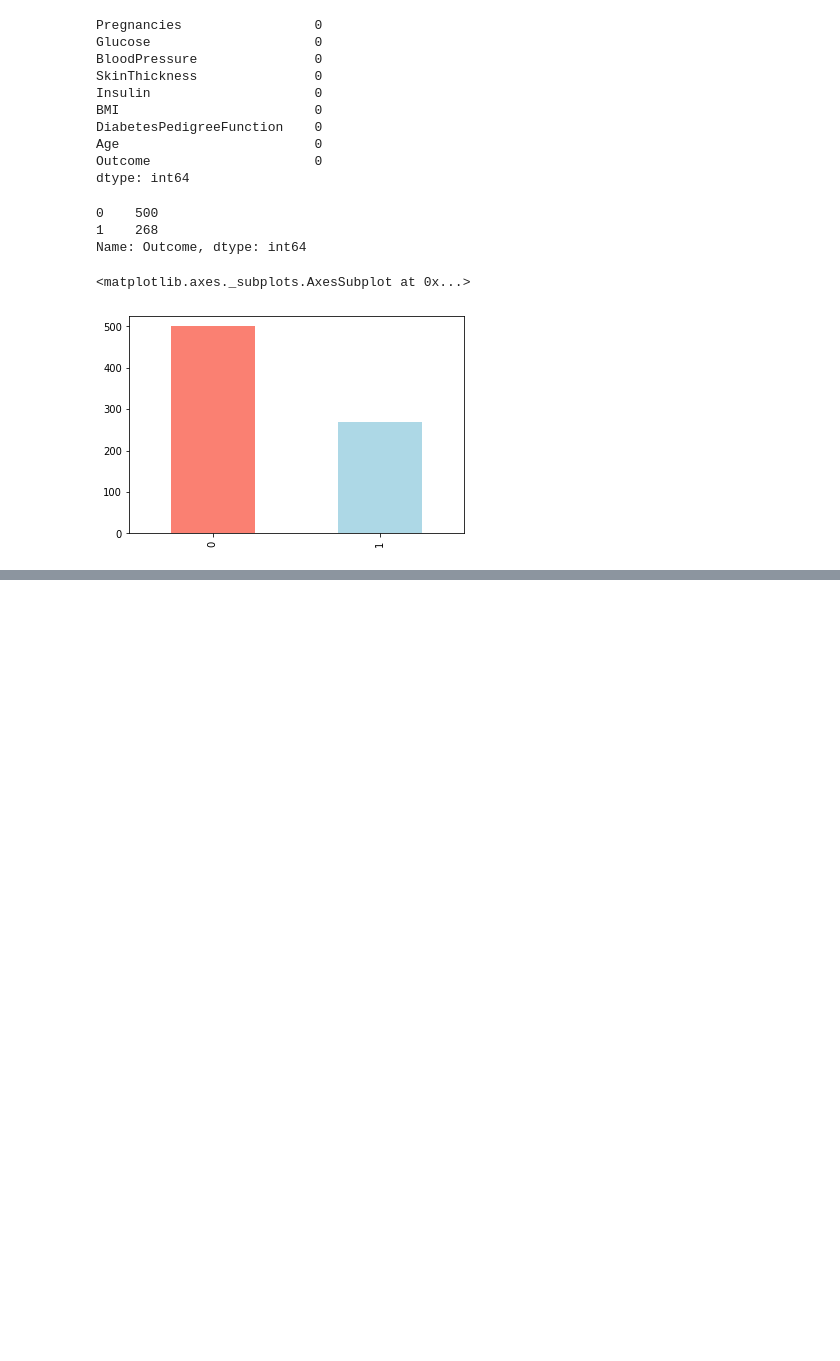
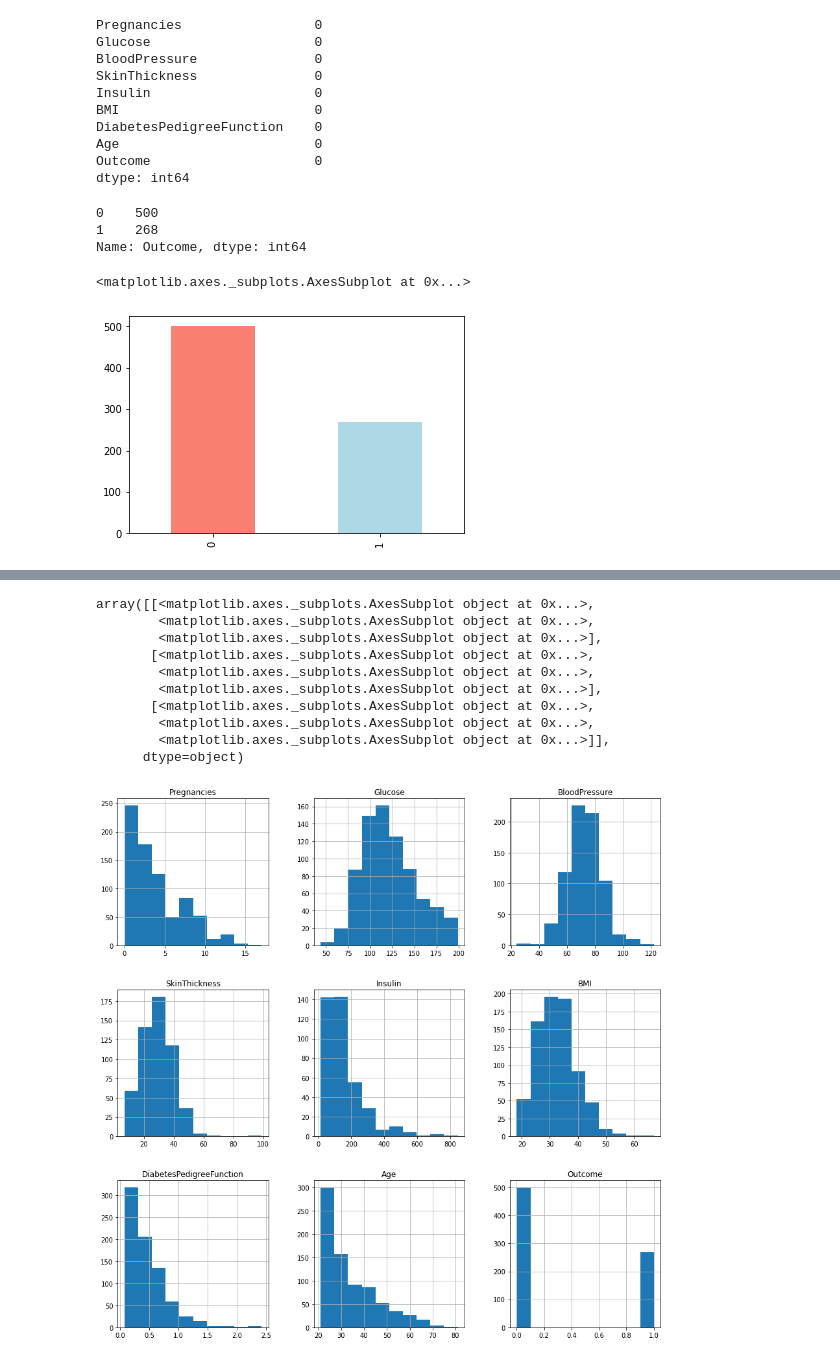
Before and after one commit to sabitendu/Diabetes_Detection, a Jupyter notebook: End_to_End_Diabetes_Prediction.ipynb, the cells around one changed output, grey strips where cells are left out. Saved outputs shown, nothing was run; the diff lists cells and outputs as text; code cells hidden in the pictures; blank space fills up the shorter version.

```diff
--- a/End_to_End_Diabetes_Prediction.ipynb
+++ b/End_to_End_Diabetes_Prediction.ipynb
@@ -58,0 +78,3 @@ df["Outcome"].value_counts().plot(kind="bar",color=["salmon","lightblue"])
+# %%
+df_copy=df.copy(deep=True)
+df_copy[['Glucose','BloodPressure','SkinThickness','Insulin','BMI']]=df_copy[['Glucose','BloodPressure','SkinThickness','Insulin','BMI']].replace(0,np.NaN)
@@ -58,0 +103,14 @@ df["Outcome"].value_counts().plot(kind="bar",color=["salmon","lightblue"])
+# %%
+df_copy.hist(figsize=(15,15))
+# %% [output]
+array([[<matplotlib.axes._subplots.AxesSubplot object at 0x...>,
+        <matplotlib.axes._subplots.AxesSubplot object at 0x...>,
+        <matplotlib.axes._subplots.AxesSubplot object at 0x...>],
+       [<matplotlib.axes._subplots.AxesSubplot object at 0x...>,
+        <matplotlib.axes._subplots.AxesSubplot object at 0x...>,
+        <matplotlib.axes._subplots.AxesSubplot object at 0x...>],
+       [<matplotlib.axes._subplots.AxesSubplot object at 0x...>,
+        <matplotlib.axes._subplots.AxesSubplot object at 0x...>,
+        <matplotlib.axes._subplots.AxesSubplot object at 0x...>]],
+      dtype=object)
+[figure, added]
```
Also changed, not shown: parts of 4 cells of this notebook.
